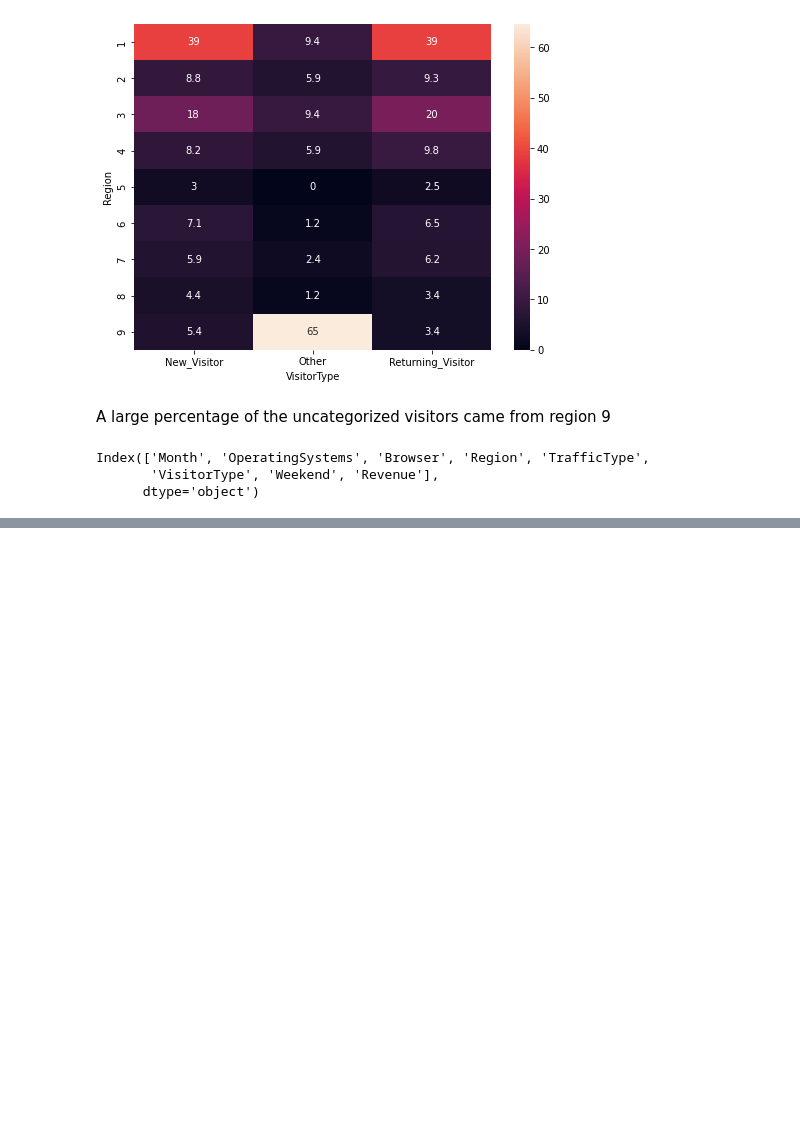
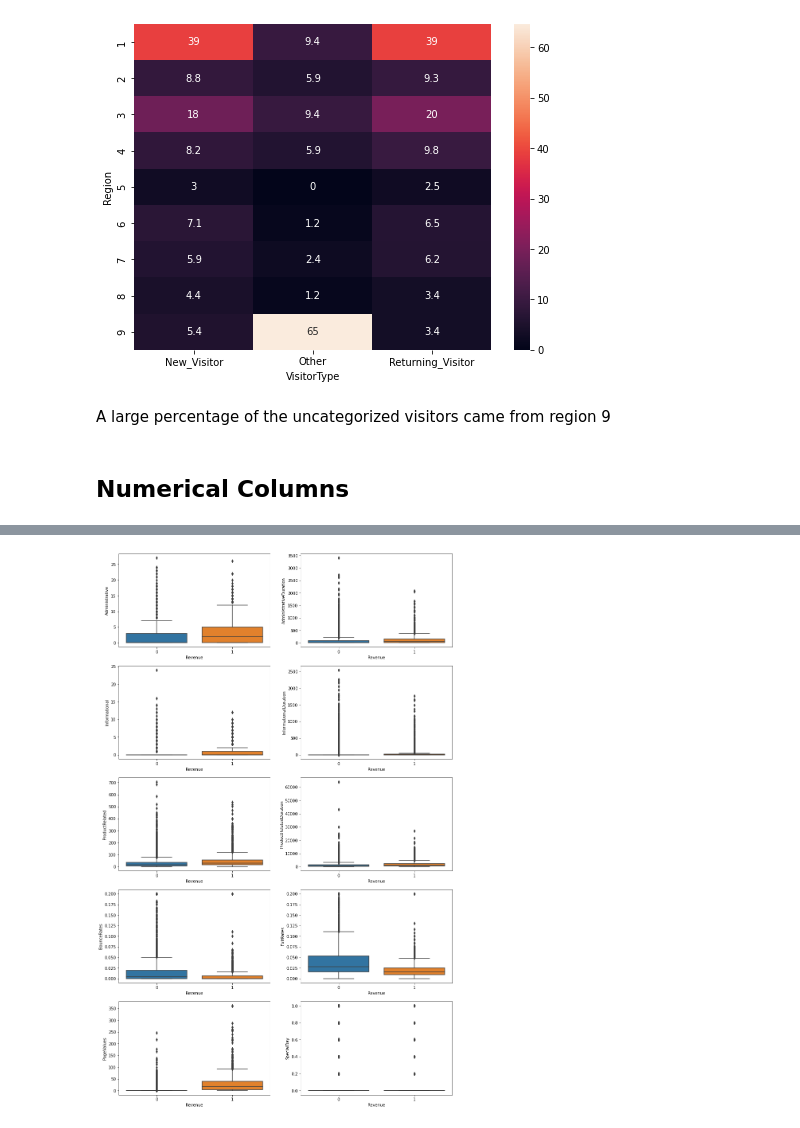
Before and after one commit to hassan-ademola/shopping_intention, a Jupyter notebook: notebook.ipynb, the cells around one changed output, grey strips where cells are left out. Saved outputs shown, nothing was run; the diff lists cells and outputs as text; code cells hidden in the pictures; blank space fills up the shorter version.

```diff
--- a/notebook.ipynb
+++ b/notebook.ipynb
@@ -382,9 +378,15 @@ sns.heatmap(percentages,annot=True);
 [figure]
 # %% [markdown]
 A large percentage of the uncategorized visitors came from region 9
-# %%
-cat_cols
-# %% [output]
-Index(['Month', 'OperatingSystems', 'Browser', 'Region', 'TrafficType',
-       'VisitorType', 'Weekend', 'Revenue'],
-      dtype='object')
+# %% [markdown]
+## Numerical Columns
+# %%
+fig,ax = plt.subplots(5,2,figsize=(15,25));
+for i in range(len(num_cols)):
+    row = i//2
+    col = i%2
+    sns.boxplot(x='Revenue',y=num_cols[i],data=shopping,ax=ax[row,col])
+    #ax[row,col].set_title(num_cols[i])
+    #ax[row,col].set_xlabel('')
+    #ax[row,col].set_ylabel('');
+# %% [output]
@@ -390,0 +394 @@ Index(['Month', 'OperatingSystems', 'Browser', 'Region', 'TrafficType',
+[figure, added]
```
Also changed, not shown: parts of 3 cells of this notebook.
